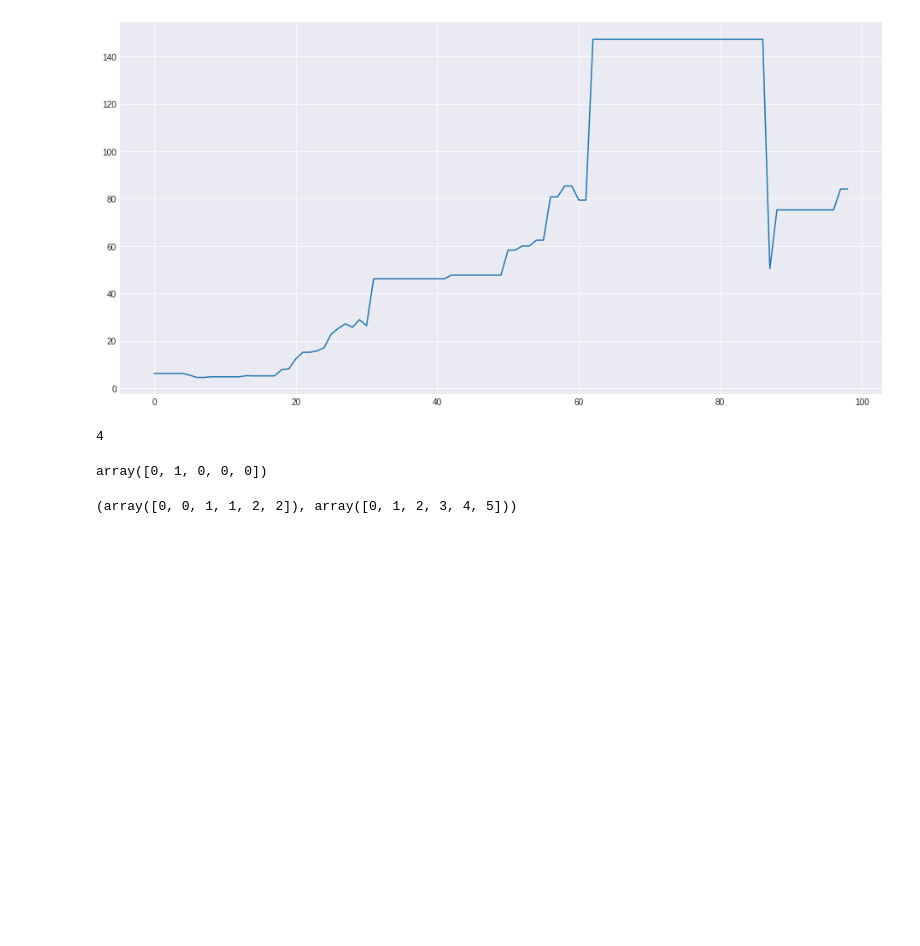
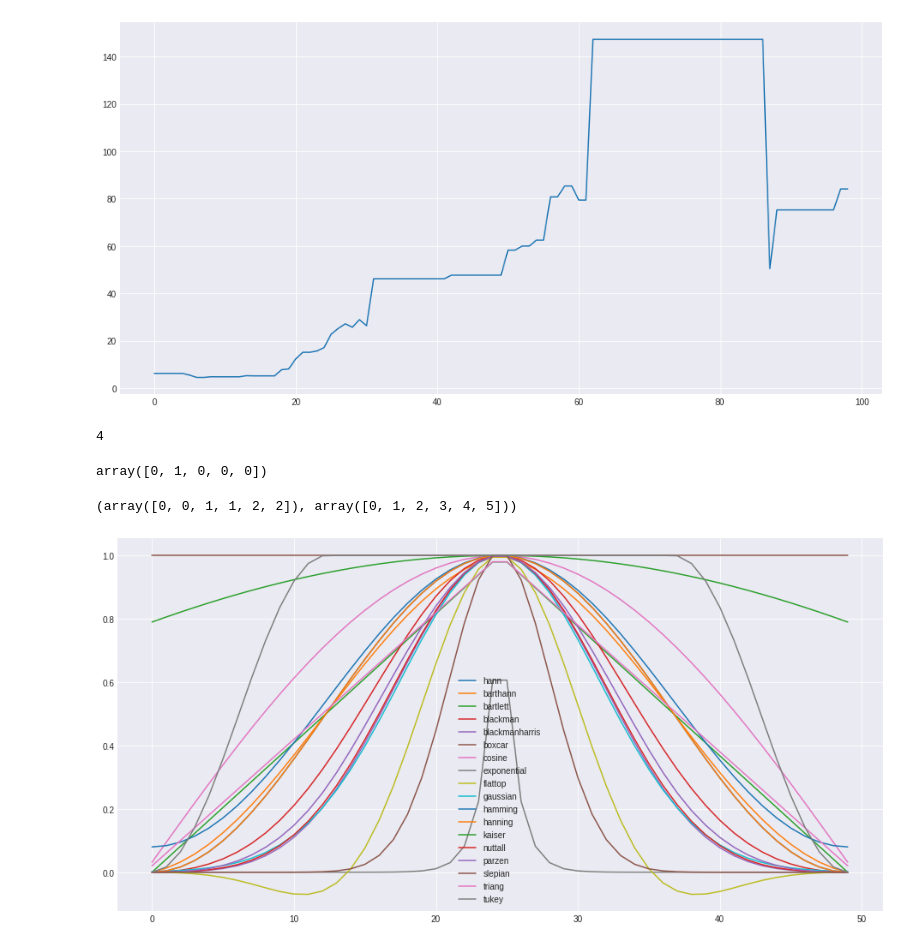
Before and after one commit to sirex/metrikai, a Jupyter notebook: spaces_between_lines.ipynb, the cells around one changed output. Cells and saved outputs as stored; diff of their text form; code cells hidden in the pictures; blank space fills up the shorter version.

```diff
--- a/spaces_between_lines.ipynb
+++ b/spaces_between_lines.ipynb
@@ -127,3 +127,32 @@ model = DBSCAN(eps=0.3, min_samples=2).fit(data)
 model.labels_, model.core_sample_indices_
 # %% [output]
 (array([0, 0, 1, 1, 2, 2]), array([0, 1, 2, 3, 4, 5]))
+# %%
+size = 50
+windows = [
+    ('hann', signal.hann(size)),
+    ('barthann', signal.barthann(size)),
+    ('bartlett', signal.bartlett(size)),
+    ('blackman', signal.blackman(size)),
+    ('blackmanharris', signal.blackmanharris(size)),
+    ('boxcar', signal.boxcar(size)),
+    ('cosine', signal.cosine(size)),
+    ('exponential', signal.exponential(size)),
+    ('flattop', signal.flattop(size)),
+    ('gaussian', signal.gaussian(size, std=7)),
+    ('hamming', signal.hamming(size)),
+    ('hanning', signal.hanning(size)),
+    ('kaiser', signal.kaiser(size, beta=1)),
+    ('nuttall', signal.nuttall(size)),
+    ('parzen', signal.parzen(size)),
+    ('slepian', signal.slepian(size, width=10)),
+    ('triang', signal.triang(size)),
+    ('tukey', signal.tukey(size)),
+]
+
+for title, window in windows:
+    plt.plot(window, label=title)
+plt.legend()
+plt.show()
+# %% [output]
+[figure, added]
```
Also changed, not shown: parts of 5 cells of this notebook, 3 other files.
